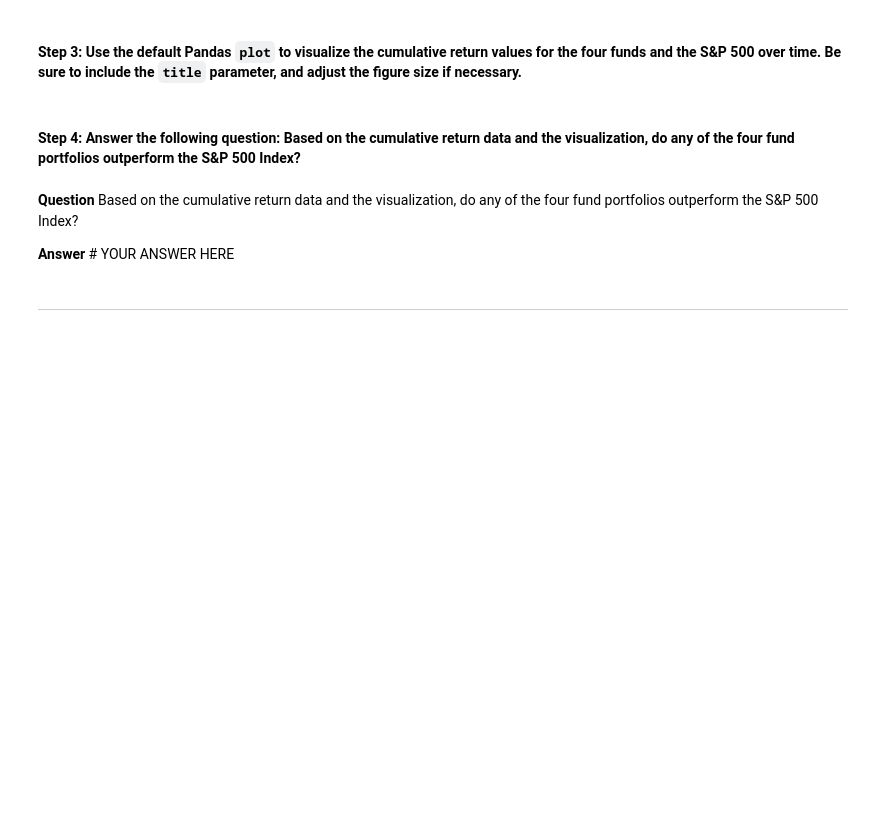
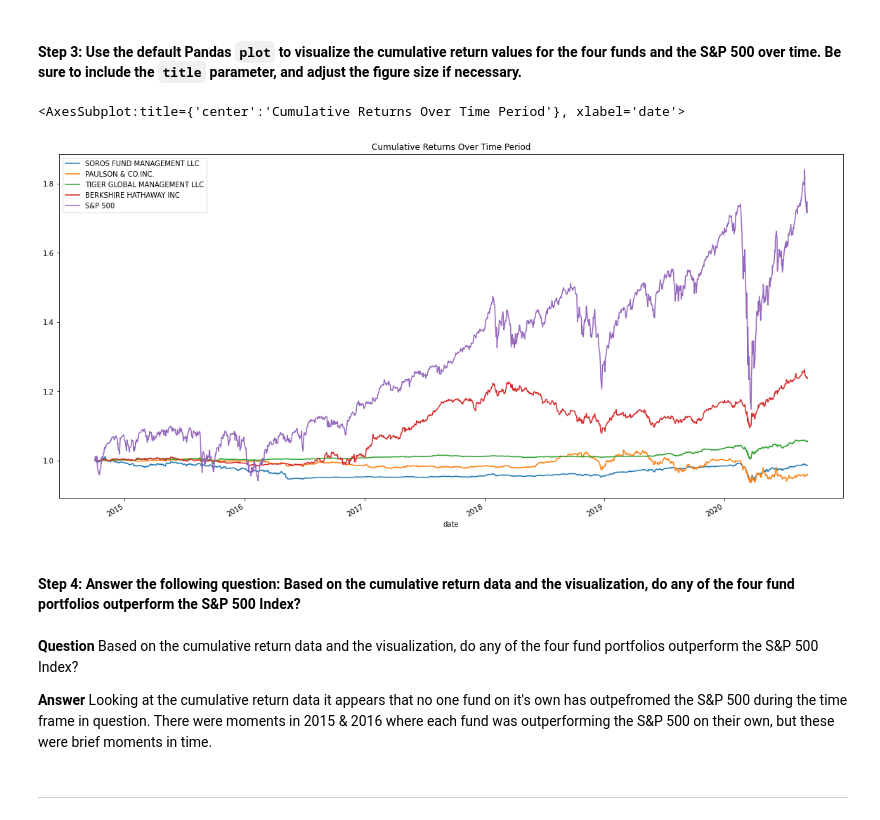
Before and after one commit to JWM09/Risk-Diversification, a Jupyter notebook: Starter_Code/risk_return_analysis.ipynb, the cells around one changed output. Saved outputs shown, nothing was run; the diff lists cells and outputs as text; code cells hidden in the pictures; blank space fills up the shorter version.

```diff
--- a/Starter_Code/risk_return_analysis.ipynb
+++ b/Starter_Code/risk_return_analysis.ipynb
@@ -138,4 +164,5 @@ Analyze the data to determine if any of the portfolios outperform the broader st
 # %%
 # Calculate and plot the cumulative returns of the 4 fund portfolios and the S&P 500
 # Review the last 5 rows of the cumulative returns DataFrame
-# YOUR CODE HERE
+daily_return_df = (1 + daily_return_df).cumprod()
+daily_return_df.tail()
@@ -144,13 +179,16 @@ Analyze the data to determine if any of the portfolios outperform the broader st
 # %%
 # Visualize the cumulative returns using the Pandas plot function
 # Include a title parameter and adjust the figure size
-# YOUR CODE HERE
+daily_return_df.plot(figsize=(20,10), title='Cumulative Returns Over Time Period')
+# %% [output]
+<AxesSubplot:title={'center':'Cumulative Returns Over Time Period'}, xlabel='date'>
+[figure, added]
 # %% [markdown]
 #### Step 4: Answer the following question: Based on the cumulative return data and the visualization, do any of the four fund portfolios outperform the S&P 500 Index?
 # %% [markdown]
 **Question** Based on the cumulative return data and the visualization, do any of the four fund portfolios outperform the S&P 500 Index?
 
-**Answer** # YOUR ANSWER HERE
+**Answer** Looking at the cumulative return data it appears that no one fund on it's own has outpefromed the S&P 500 during the time frame in question.  There were moments in 2015 & 2016 where each fund was outperforming the S&P 500 on their own, but these were brief moments in time.
 # %% [markdown]
 ---
 # %% [markdown]
```
Also changed, not shown: parts of 7 cells of this notebook.
